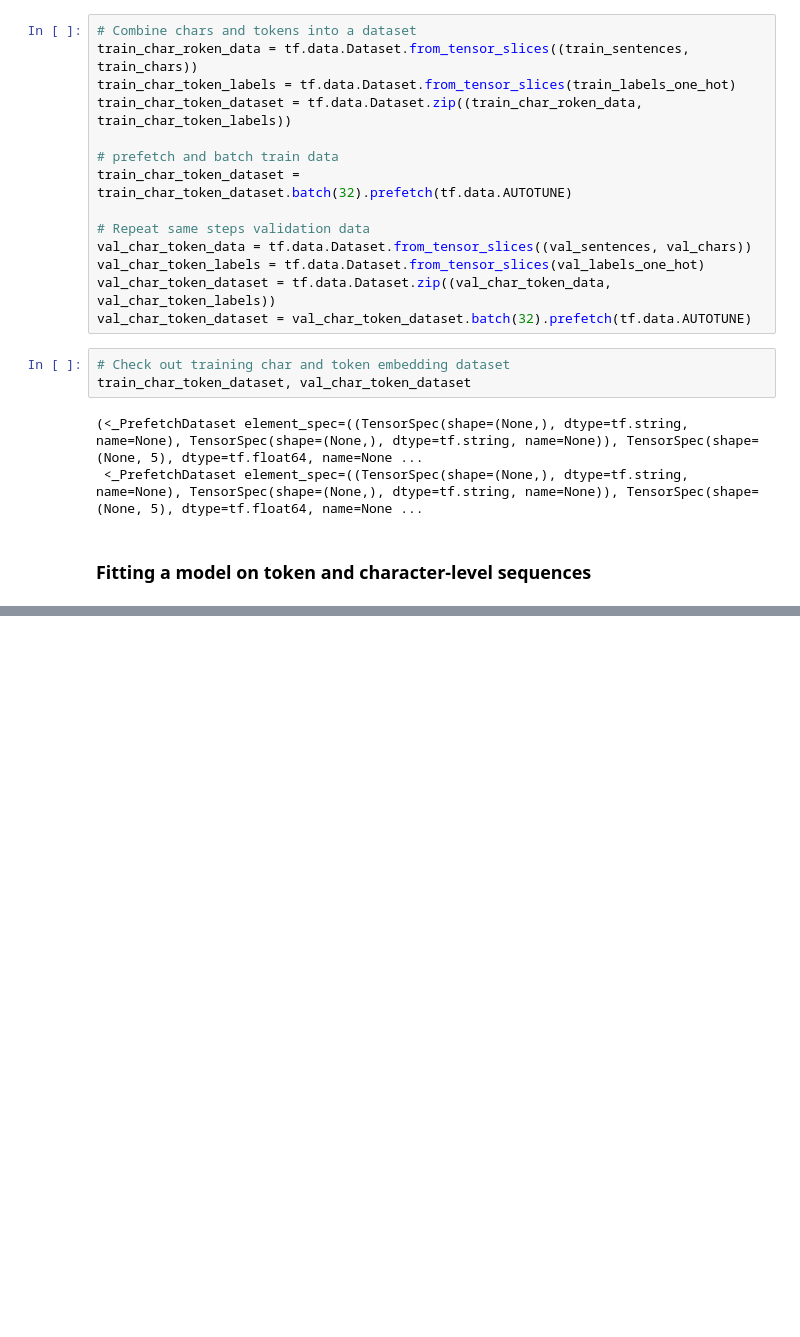
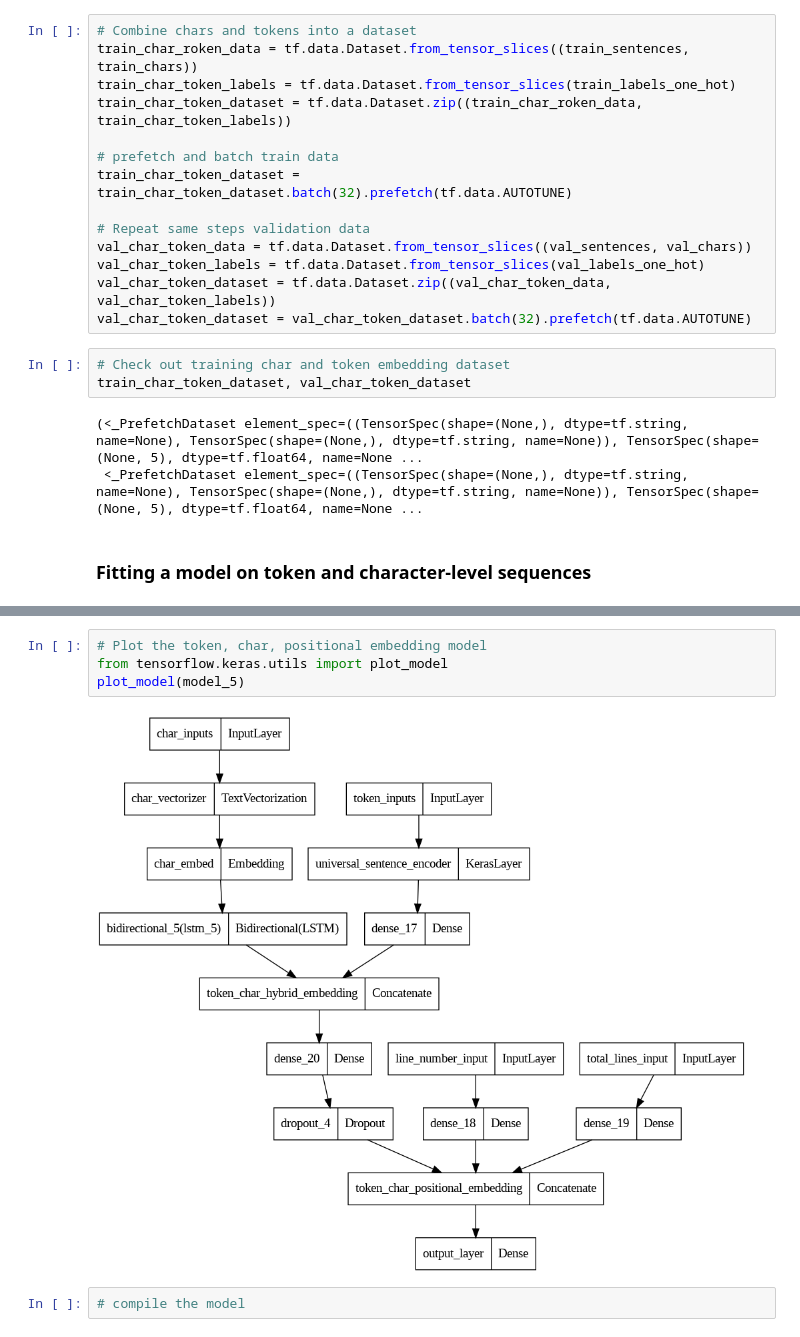
Before and after one commit to ShivajiMallela/Deep-learning-with-Tensorflow, a Jupyter notebook: 9_SkimLit_nlp_milestone_project_2.ipynb, the cells around one changed output, grey strips where cells are left out. Cells and saved outputs as stored; diff of their text form; blank space fills up the shorter version.

```diff
--- a/9_SkimLit_nlp_milestone_project_2.ipynb
+++ b/9_SkimLit_nlp_milestone_project_2.ipynb
@@ -1389,0 +1648,8 @@ model_4_results
+# %%
+# Plot the token, char, positional embedding model
+from tensorflow.keras.utils import plot_model
+plot_model(model_5)
+# %% [output]
+[figure, added]
+# %%
+# compile the model
```
Also changed, not shown: parts of 49 cells of this notebook.
